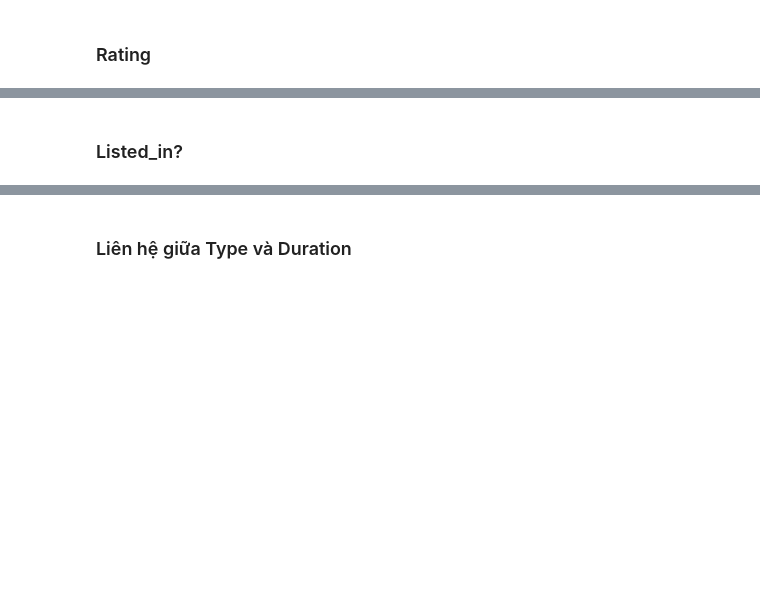
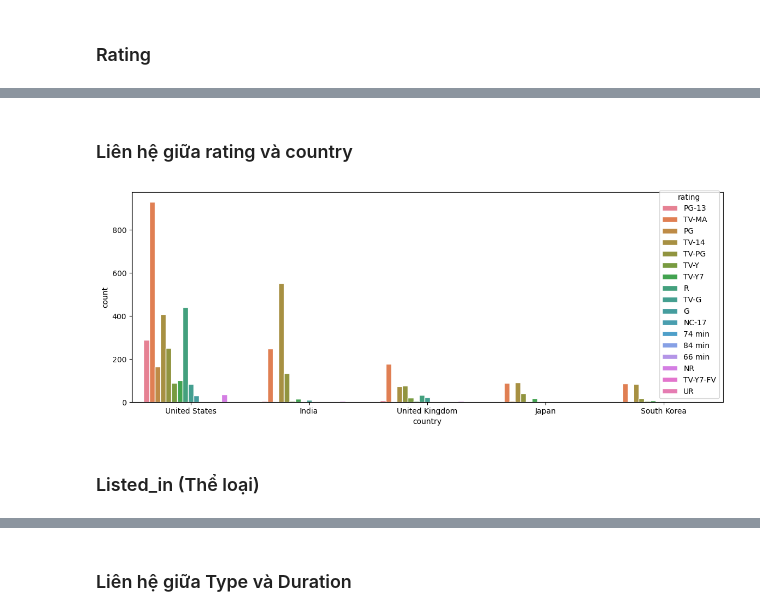
Before and after one commit to nhttrn84/Data_Visualization, a Jupyter notebook: relationship.ipynb, the cells around one changed output, grey strips where cells are left out. Drawn from its saved outputs; the diff is of its cells as text; code cells hidden in the pictures; blank space fills up the shorter version.

```diff
--- a/relationship.ipynb
+++ b/relationship.ipynb
@@ -299,2 +349,10 @@ plt.show()
+# %% [markdown]
+### Liên hệ giữa rating và country
+# %%
+plt.figure(figsize=(14, 5))
+sns.countplot(x=df['country'], order=top_countries.index, hue=df['rating'], edgecolor='white')
+plt.show()
+# %% [output]
+[figure, added]
 # %% [markdown]
-### Listed_in?
+### Listed_in (Thể loại)
```
Also changed, not shown: parts of 9 cells of this notebook.
